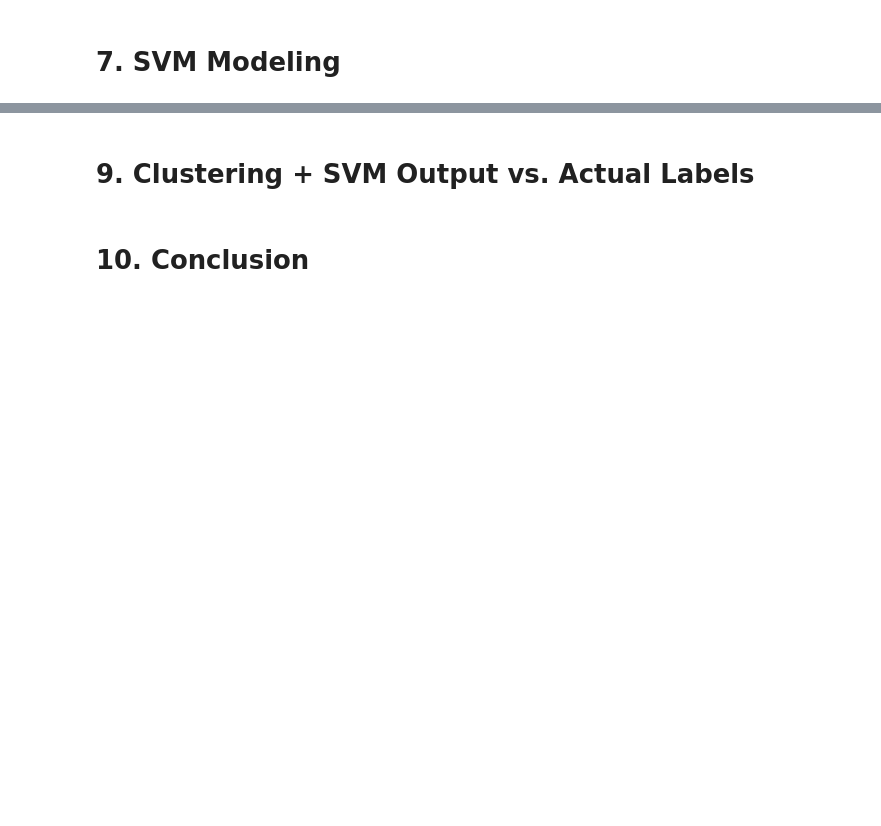
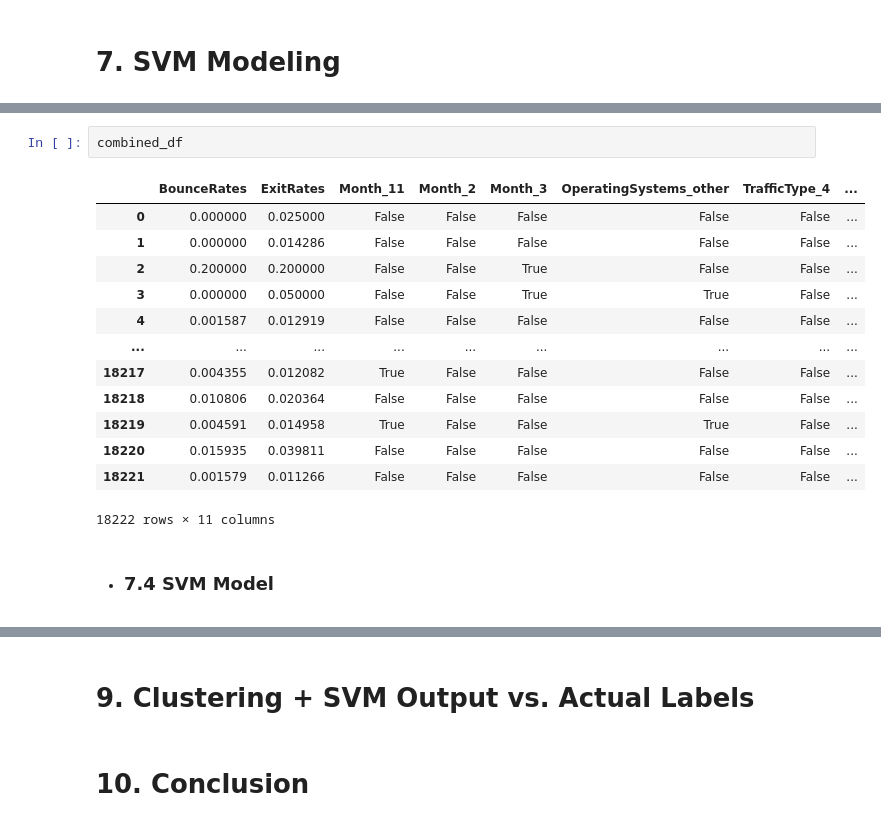
Before and after one commit to Zhengnan817/DAV-6150, a Jupyter notebook: Project_2/Z_Li_Project2.ipynb, the cells around one changed output, grey strips where cells are left out. Saved outputs shown, nothing was run; the diff lists cells and outputs as text; blank space fills up the shorter version.

```diff
--- a/Project_2/Z_Li_Project2.ipynb
+++ b/Project_2/Z_Li_Project2.ipynb
@@ -646,0 +788,18 @@ labels.shape
+# %%
+combined_df
+# %% [output]
+|  | BounceRates | ExitRates | Month_11 | Month_2 | Month_3 | OperatingSystems_other | TrafficType_4 | ... |
+| 0 | 0.000000 | 0.025000 | False | False | False | False | False | ... |
+| 1 | 0.000000 | 0.014286 | False | False | False | False | False | ... |
+| 2 | 0.200000 | 0.200000 | False | False | True | False | False | ... |
+| 3 | 0.000000 | 0.050000 | False | False | True | True | False | ... |
+| 4 | 0.001587 | 0.012919 | False | False | False | False | False | ... |
+| ... | ... | ... | ... | ... | ... | ... | ... | ... |
+| 18217 | 0.004355 | 0.012082 | True | False | False | False | False | ... |
+| 18218 | 0.010806 | 0.020364 | False | False | False | False | False | ... |
+| 18219 | 0.004591 | 0.014958 | True | False | False | True | False | ... |
+| 18220 | 0.015935 | 0.039811 | False | False | False | False | False | ... |
+| 18221 | 0.001579 | 0.011266 | False | False | False | False | False | ... |
+18222 rows × 11 columns
+# %% [markdown]
+- ### 7.4 SVM Model
```
Also changed, not shown: parts of 40 cells of this notebook.
